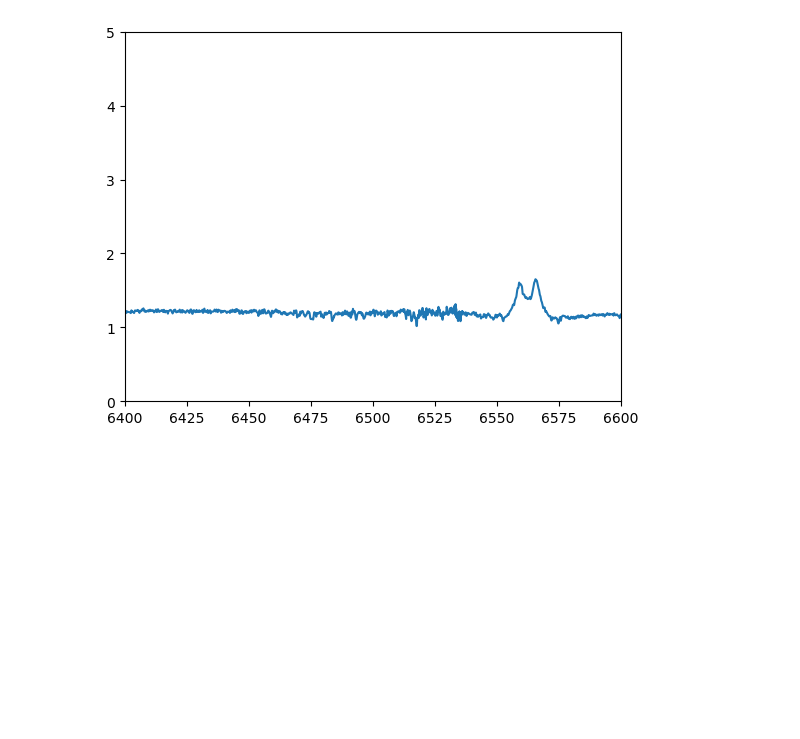
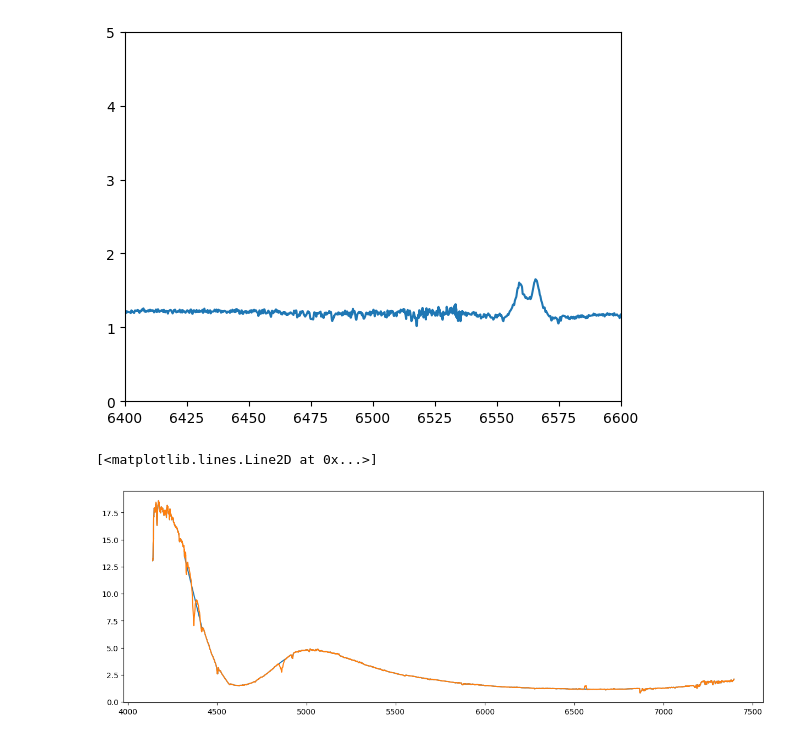
Before and after one commit to lsperezm/Be_Stars, a Jupyter notebook: DataAnalysis/Sept19/Sept19_12Vul.ipynb, the cells around one changed output. Cells and saved outputs as stored; diff of their text form; code cells hidden in the pictures; blank space fills up the shorter version.

```diff
--- a/DataAnalysis/Sept19/Sept19_12Vul.ipynb
+++ b/DataAnalysis/Sept19/Sept19_12Vul.ipynb
@@ -39,3 +42,26 @@ plt.ylim(0,5)
 # %% [output]
 (0.0, 5.0)
 [figure]
+# %%
+y = fits.getdata(fname)
+y_new=y.tolist()
+y_filt=median_filter(y_new,200)
+x = m*np.arange(len(y))+b
+
+mask_alpha=np.abs(6562.8-x)>40
+mask_beta=np.abs(4861.33333333333-x)>40
+mask_gamma=np.abs(4367.23-x)>50 #H_gamma está corrido
+mask=mask_alpha&mask_beta&mask_gamma
+# %%
+plt.figure(figsize=(15,5))
+plt.plot(x[mask],y_filt[mask])
+
+plt.plot(x,y_filt)
+
+#plt.axvline(4367.23)
+
+#plt.xlim(4000,4800)
+#plt.ylim(0,5)
+# %% [output]
+[<matplotlib.lines.Line2D at 0x...>]
+[figure, added]
```
Also changed, not shown: parts of 4 cells of this notebook, 11 other files.
